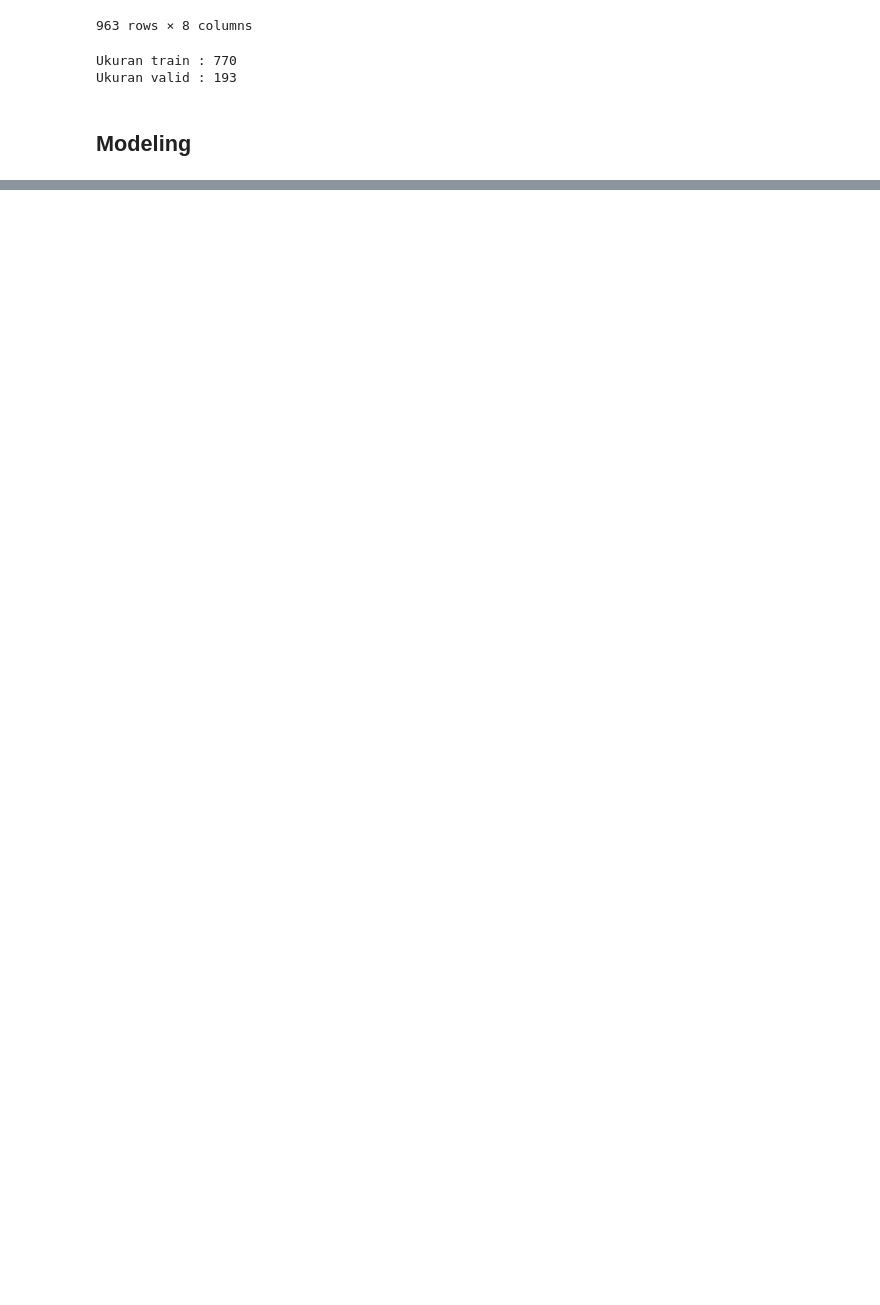
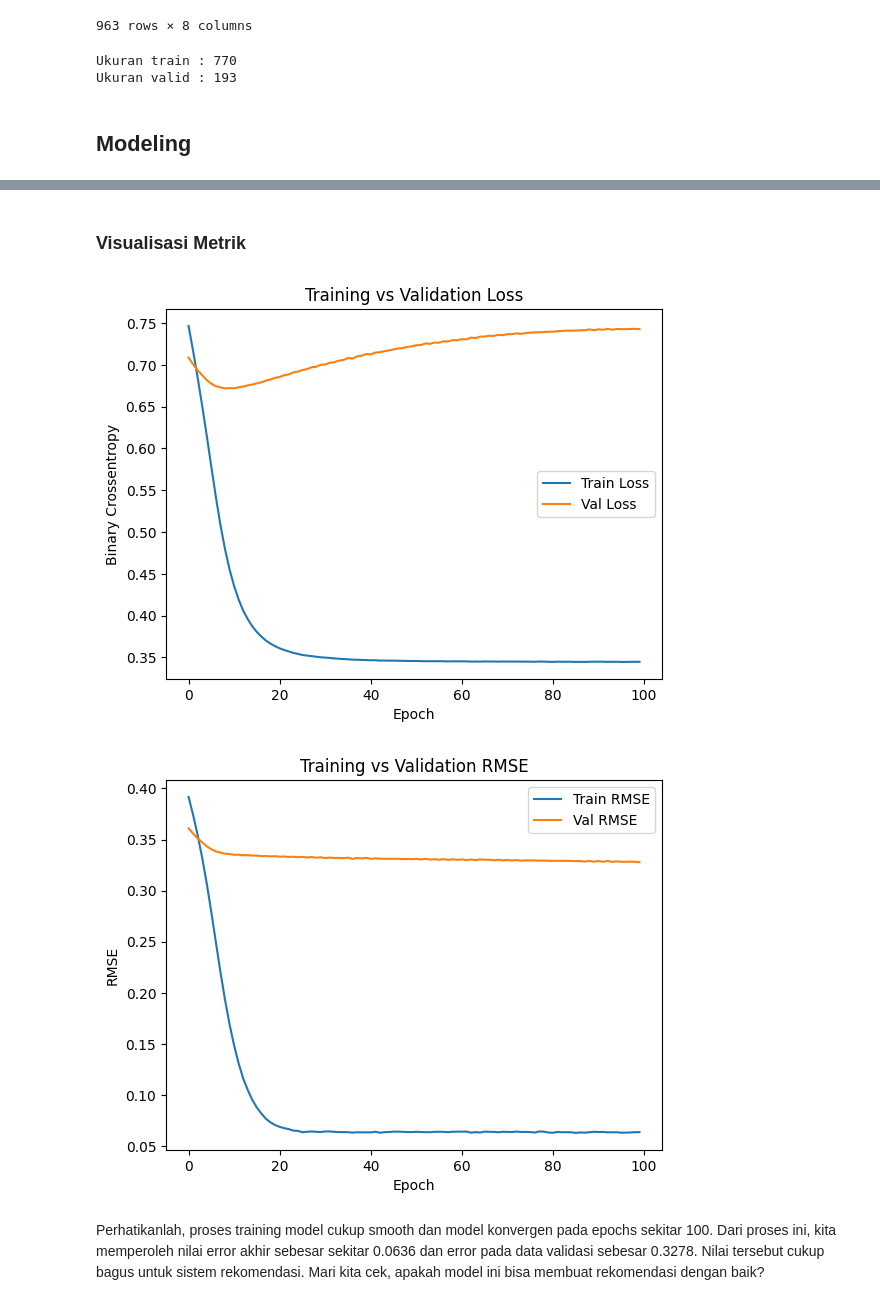
Before and after one commit to heriswaya/MLT-Project-1-and-2, a Jupyter notebook: rekomendasi_barang.ipynb, the cells around one changed output, grey strips where cells are left out. Cells and saved outputs as stored; diff of their text form; code cells hidden in the pictures; blank space fills up the shorter version.

```diff
--- a/rekomendasi_barang.ipynb
+++ b/rekomendasi_barang.ipynb
@@ -682,0 +767,17 @@ Ukuran valid : 193
+# %%
+# --------------------------------------------------
+# 4. TRAINING
+# --------------------------------------------------
+early_stop = keras.callbacks.EarlyStopping(
+    monitor="val_rmse", patience=10, restore_best_weights=True
+)
+
+history = model.fit(
+    x=X_train,
+    y=y_train,
+    batch_size=8,
+    epochs=100,
+    validation_data=(X_val, y_val),
+    callbacks=[early_stop],
+    verbose=2
+)
@@ -682,0 +802,29 @@ Ukuran valid : 193
+# %% [markdown]
+### Visualisasi Metrik
+# %%
+metrics = history.history           # dict {'loss', 'val_loss', 'rmse', 'val_rmse', ...}
+
+# ── Loss (Binary-Crossentropy) ──
+plt.figure()
+plt.plot(metrics['loss'],     label='Train Loss')
+plt.plot(metrics['val_loss'], label='Val Loss')
+plt.xlabel('Epoch')
+plt.ylabel('Binary Crossentropy')
+plt.title('Training vs Validation Loss')
+plt.legend()
+plt.show()
+
+# ── RMSE ──
+plt.figure()
+plt.plot(metrics['rmse'],     label='Train RMSE')
+plt.plot(metrics['val_rmse'], label='Val RMSE')
+plt.xlabel('Epoch')
+plt.ylabel('RMSE')
+plt.title('Training vs Validation RMSE')
+plt.legend()
+plt.show()
+# %% [output]
+[figure, added]
+[figure, added]
+# %% [markdown]
+Perhatikanlah, proses training model cukup smooth dan model konvergen pada epochs sekitar 100. Dari proses ini, kita memperoleh nilai error akhir sebesar sekitar 0.0636 dan error pada data validasi sebesar 0.3278. Nilai tersebut cukup bagus untuk sistem rekomendasi. Mari kita cek, apakah model ini bisa membuat rekomendasi dengan baik?
```
Also changed, not shown: parts of 5 cells of this notebook.
